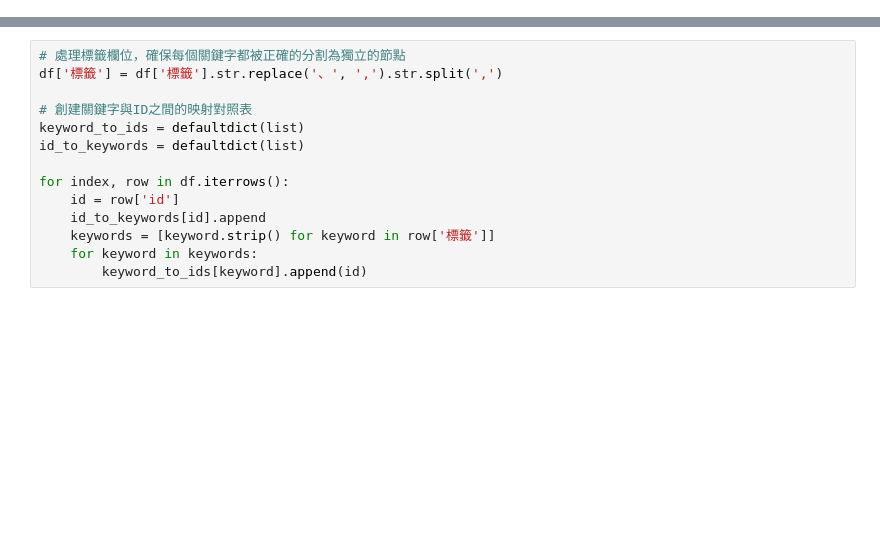
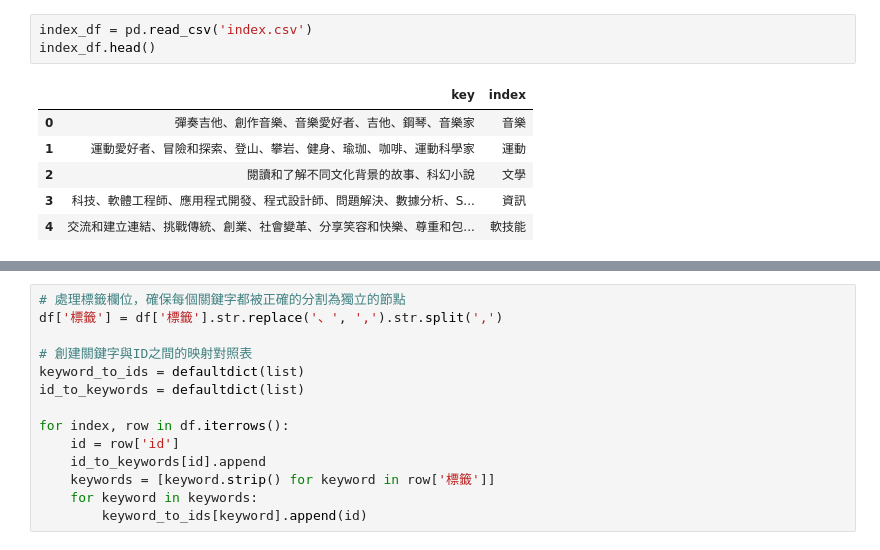
Before and after one commit to pecu/Tools, a Jupyter notebook: Graph.ipynb, the cells around one changed output, grey strips where cells are left out. Saved outputs shown, nothing was run; the diff lists cells and outputs as text; blank space fills up the shorter version.

```diff
--- a/Graph.ipynb
+++ b/Graph.ipynb
@@ -14,3 +14,13 @@ df.head()
 | 2 | 3 | 大家好，我是一個富有創造力和決心的人。我喜歡挑戰傳統，尋找新的解決... | 創造力、挑戰傳統、藝術、創業、社會變革 |
 | 3 | 4 | 嗨，大家好！我是一個喜歡冒險和探索的人。我喜歡挑戰自己，突破舒適圈... | 冒險和探索、自然愛好者、社區建設、志願服務、學習和成長 |
 | 4 | 5 | 大家好，我是一個充滿熱情和正能量的人。我喜歡將我的能量和激情帶給身... | 音樂愛好者、彈奏吉他、創作音樂、動物愛護者、參與動物保護活動 |
+# %%
+index_df = pd.read_csv('index.csv')
+index_df.head()
+# %% [output]
+|  | key | index |
+| 0 | 彈奏吉他、創作音樂、音樂愛好者、吉他、鋼琴、音樂家 | 音樂 |
+| 1 | 運動愛好者、冒險和探索、登山、攀岩、健身、瑜珈、咖啡、運動科學家 | 運動 |
+| 2 | 閱讀和了解不同文化背景的故事、科幻小說 | 文學 |
+| 3 | 科技、軟體工程師、應用程式開發、程式設計師、問題解決、數據分析、S... | 資訊 |
+| 4 | 交流和建立連結、挑戰傳統、創業、社會變革、分享笑容和快樂、尊重和包... | 軟技能 |
```
Also changed, not shown: parts of 12 cells of this notebook, 1 other file.
